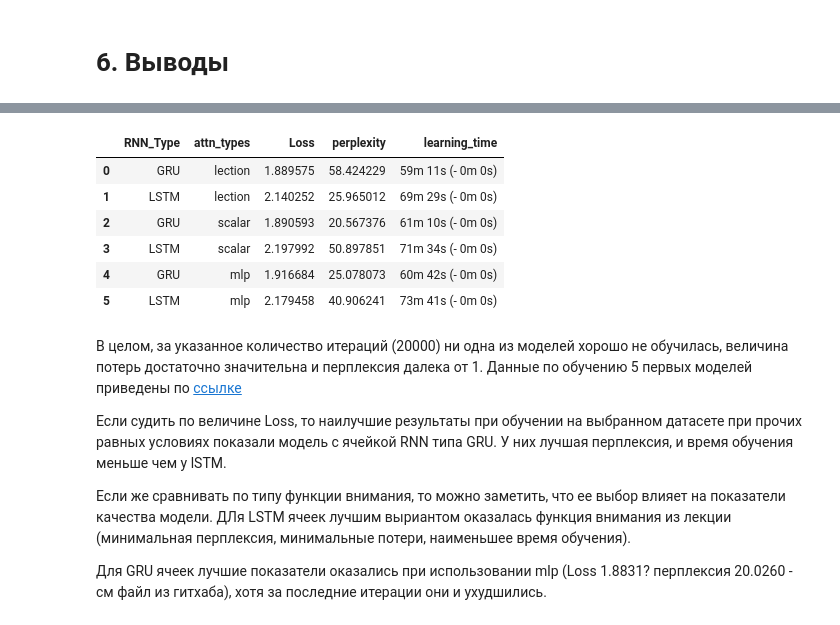
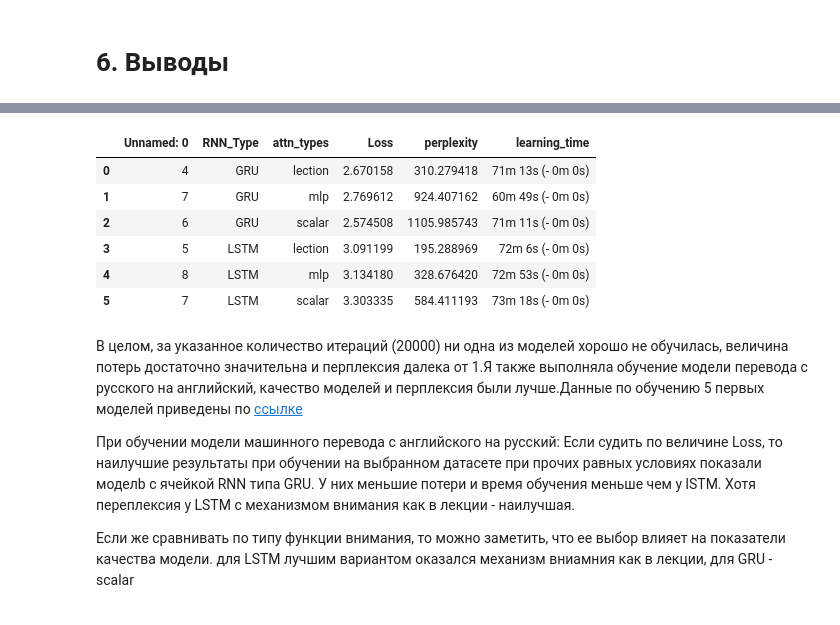
Before and after one commit to solobala/DLL30, a Jupyter notebook: Копия_блокнота_"DLL30_DZ9_ipynb".ipynb, the cells around one changed output, grey strips where cells are left out. Cells and saved outputs as stored; diff of their text form; code cells hidden in the pictures.

```diff
--- a/Копия_блокнота_"DLL30_DZ9_ipynb".ipynb
+++ b/Копия_блокнота_"DLL30_DZ9_ipynb".ipynb
@@ -867,21 +865,18 @@ NameError: name 'pd' is not defined
 # %%
-df = pd.read_csv('/content/drive/MyDrive/dz9_all_results.csv', sep=';')
+df = pd.read_csv('/content/drive/MyDrive/dz9_all_results_.csv', sep=';')
 df
 # %% [output]
-|  | RNN_Type | attn_types | Loss | perplexity | learning_time |
-| 0 | GRU | lection | 1.889575 | 58.424229 | 59m 11s (- 0m 0s) |
-| 1 | LSTM | lection | 2.140252 | 25.965012 | 69m 29s (- 0m 0s) |
-| 2 | GRU | scalar | 1.890593 | 20.567376 | 61m 10s (- 0m 0s) |
-| 3 | LSTM | scalar | 2.197992 | 50.897851 | 71m 34s (- 0m 0s) |
-| 4 | GRU | mlp | 1.916684 | 25.078073 | 60m 42s (- 0m 0s) |
-| 5 | LSTM | mlp | 2.179458 | 40.906241 | 73m 41s (- 0m 0s) |
+|  | Unnamed: 0 | RNN_Type | attn_types | Loss | perplexity | learning_time |
+| 0 | 4 | GRU | lection | 2.670158 | 310.279418 | 71m 13s (- 0m 0s) |
+| 1 | 7 | GRU | mlp | 2.769612 | 924.407162 | 60m 49s (- 0m 0s) |
+| 2 | 6 | GRU | scalar | 2.574508 | 1105.985743 | 71m 11s (- 0m 0s) |
+| 3 | 5 | LSTM | lection | 3.091199 | 195.288969 | 72m 6s (- 0m 0s) |
+| 4 | 8 | LSTM | mlp | 3.134180 | 328.676420 | 72m 53s (- 0m 0s) |
+| 5 | 7 | LSTM | scalar | 3.303335 | 584.411193 | 73m 18s (- 0m 0s) |
 # %% [markdown]
-В целом, за указанное количество итераций (20000) ни одна из моделей хорошо не обучилась, величина потерь достаточно значительна и перплексия далека от 1.
-Данные по обучению 5 первых моделей приведены по  [ссылке](https://github.com/solobala/DLL30/blob/main/DLL30_DZ9.ipynb)
+В целом, за указанное количество итераций (20000) ни одна из моделей хорошо не обучилась, величина потерь достаточно значительна и перплексия далека от 1.Я также выполняла обучение модели перевода с русского на английский, качество моделей и перплексия были лучше.Данные по обучению 5 первых моделей приведены по  [ссылке](https://github.com/solobala/DLL30/blob/main/DLL30_DZ9.ipynb)
 
-Если судить по величине Loss, то наилучшие результаты при обучении на выбранном датасете при прочих равных условиях показали модель с ячейкой RNN типа GRU. У них  лучшая перплексия, и время обучения меньше чем у lSTM.
+При обучении модели машинного перевода с английского на русский:
+Если судить по величине Loss, то наилучшие результаты при обучении на выбранном датасете при прочих равных условиях показали моделb с ячейкой RNN типа GRU. У них меньшие потери и время обучения меньше чем у lSTM. Хотя переплексия у LSTM с механизмом внимания как в лекции - наилучшая.
 
-Если же сравнивать по типу функции внимания, то можно заметить, что ее выбор влияет на показатели качества модели.
-ДЛя LSTM ячеек лучшим выриантом оказалась функция внимания из лекции (минимальная перплексия, минимальные потери, наименьшее время обучения).
-
-Для GRU ячеек лучшие показатели оказались при использовании mlp (Loss 1.8831? перплексия 20.0260 - см файл из гитхаба), хотя за последние итерации они и ухудшились.
+Если же сравнивать по типу функции внимания, то можно заметить, что ее выбор влияет на показатели качества модели. для LSTM лучшим вариантом оказался механизм вниамния как в лекции, для GRU - scalar
```
Also changed, not shown: parts of 2 cells of this notebook.
